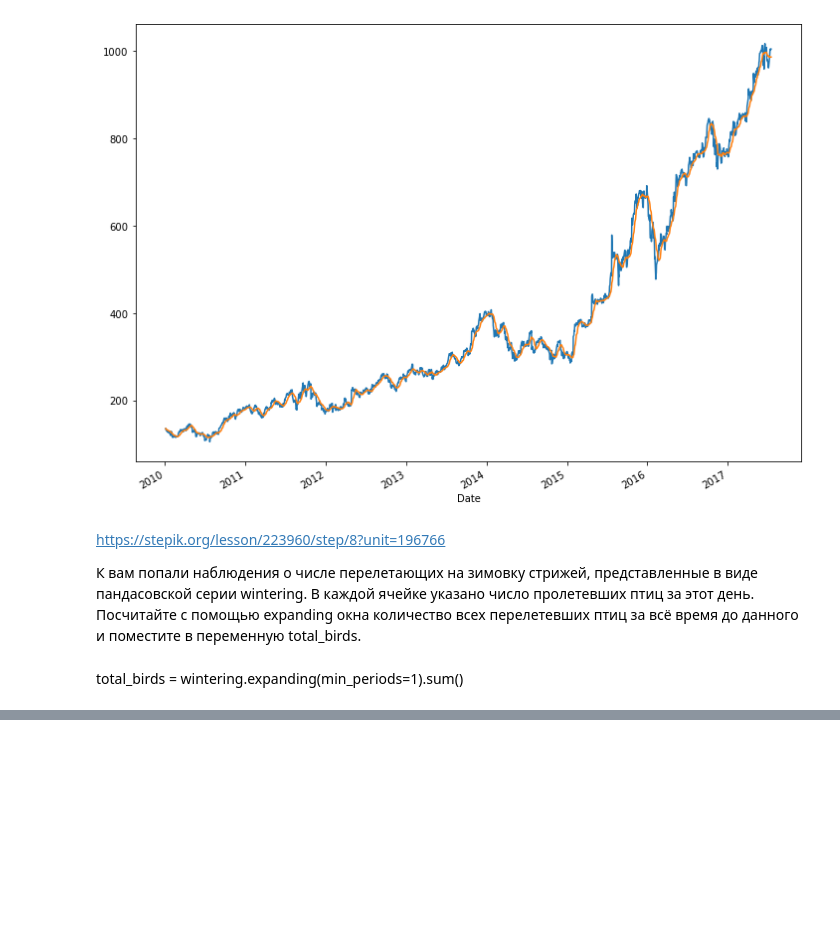
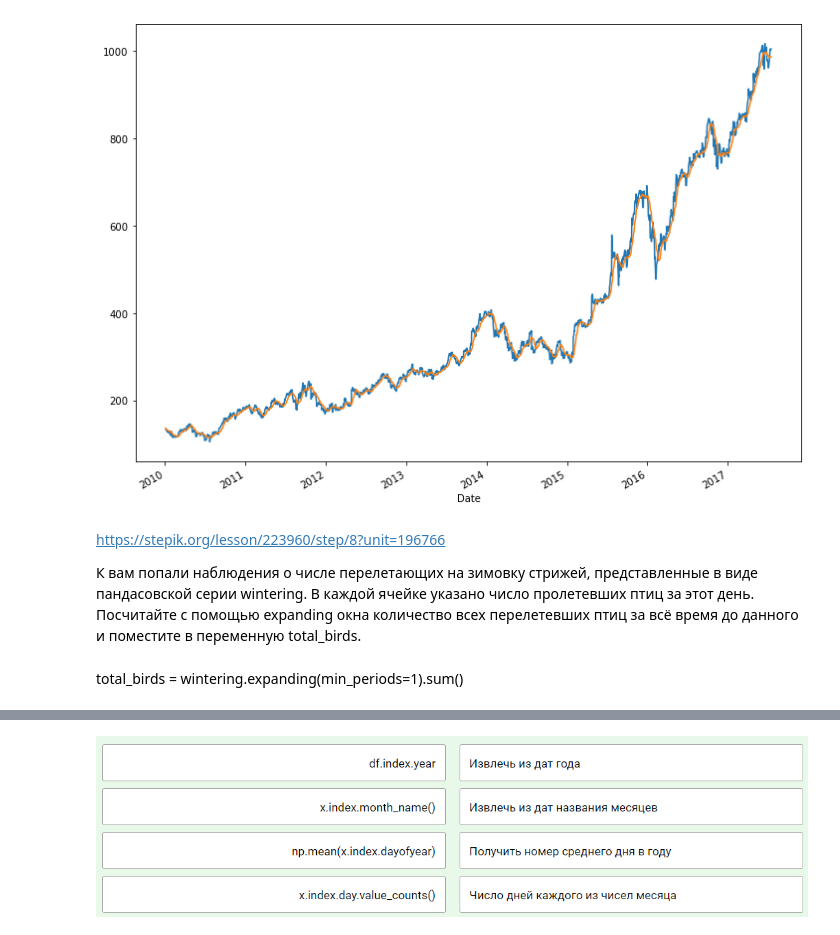
Before and after one commit to vavilovnv/Data-analysis, a Jupyter notebook: Intro to DS and ML/Pandas_tricks.ipynb, the cells around one changed output, grey strips where cells are left out. Drawn from its saved outputs; the diff is of its cells as text; code cells hidden in the pictures; blank space fills up the shorter version.

```diff
--- a/Intro to DS and ML/Pandas_tricks.ipynb
+++ b/Intro to DS and ML/Pandas_tricks.ipynb
@@ -522,0 +607,4 @@ total_birds = wintering.expanding(min_periods=1).sum()
+# %%
+Image('.\Screens\Ans_3_7_3.png')
+# %% [output]
+[figure, added]
```
Also changed, not shown: parts of 9 cells of this notebook.
